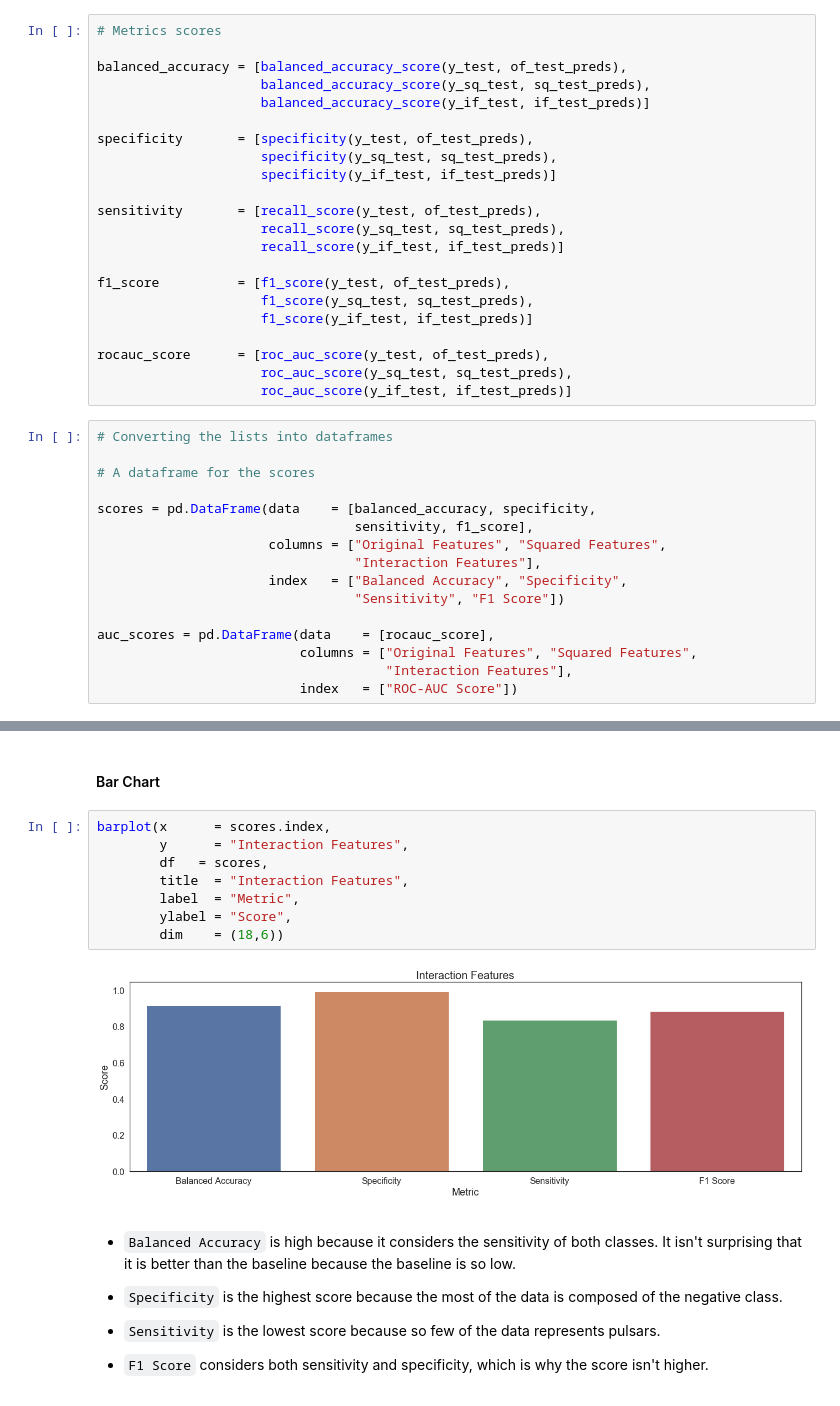
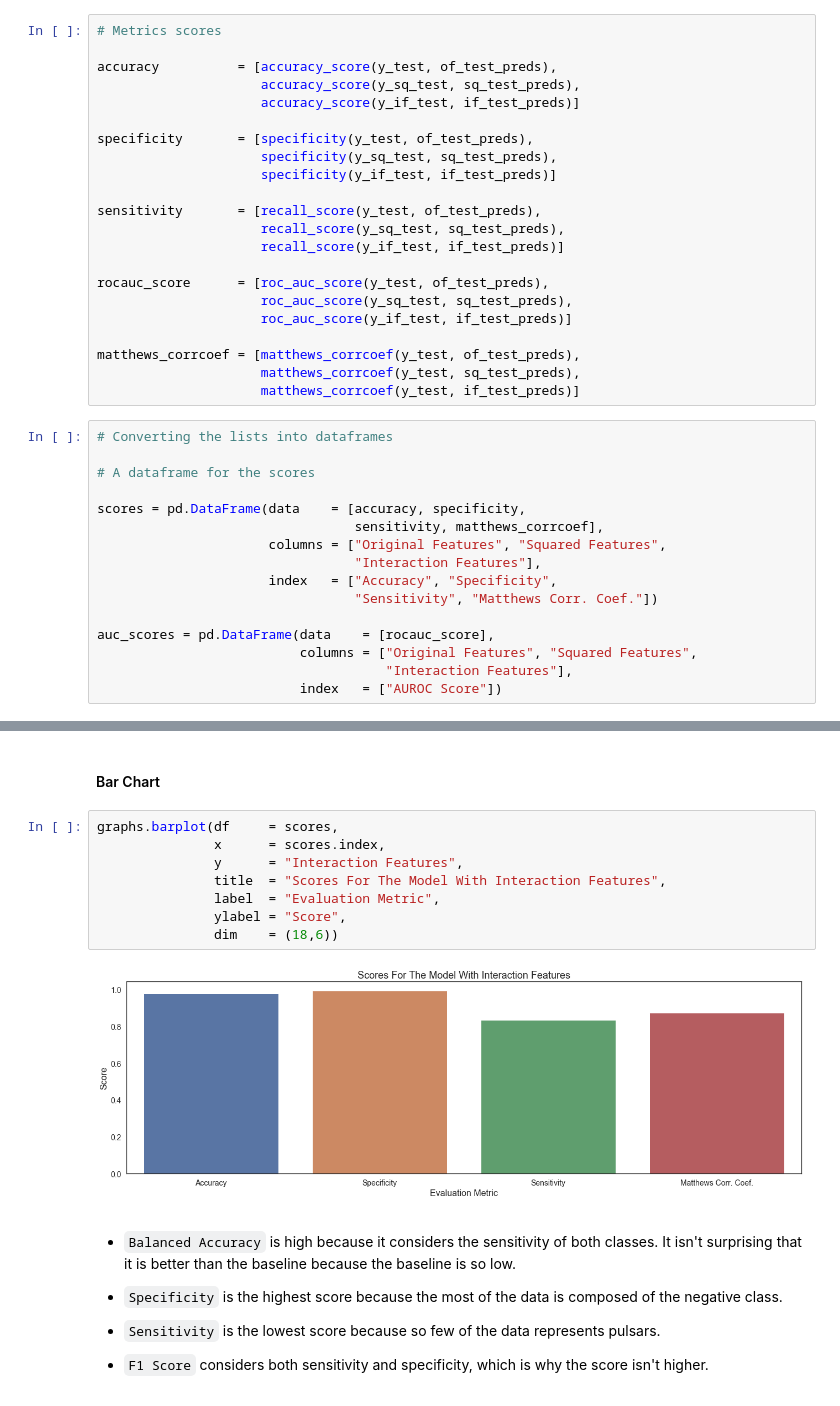
Before and after one commit to a-bergman/Pulsar-Star-Prediction, a Jupyter notebook: Code/Modeling & Evaluation.ipynb, the cells around one changed output, grey strips where cells are left out. Saved outputs shown, nothing was run; the diff lists cells and outputs as text.

```diff
--- a/Code/Modeling & Evaluation.ipynb
+++ b/Code/Modeling & Evaluation.ipynb
@@ -715,9 +699,9 @@ We treated the ROC-AUC scores differently than the other metrics because the ROC
 # %%
 # Metrics scores
 
-balanced_accuracy = [balanced_accuracy_score(y_test, of_test_preds),
-                     balanced_accuracy_score(y_sq_test, sq_test_preds),
-                     balanced_accuracy_score(y_if_test, if_test_preds)]
+accuracy          = [accuracy_score(y_test, of_test_preds),
+                     accuracy_score(y_sq_test, sq_test_preds),
+                     accuracy_score(y_if_test, if_test_preds)]
 
 specificity       = [specificity(y_test, of_test_preds),
                      specificity(y_sq_test, sq_test_preds),
@@ -727,29 +711,29 @@ sensitivity       = [recall_score(y_test, of_test_preds),
                      recall_score(y_sq_test, sq_test_preds),
                      recall_score(y_if_test, if_test_preds)]
 
-f1_score          = [f1_score(y_test, of_test_preds),
-                     f1_score(y_sq_test, sq_test_preds),
-                     f1_score(y_if_test, if_test_preds)]
-
 rocauc_score      = [roc_auc_score(y_test, of_test_preds),
                      roc_auc_score(y_sq_test, sq_test_preds),
                      roc_auc_score(y_if_test, if_test_preds)]
+
+matthews_corrcoef = [matthews_corrcoef(y_test, of_test_preds),
+                     matthews_corrcoef(y_test, sq_test_preds),
+                     matthews_corrcoef(y_test, if_test_preds)]
 # %%
 # Converting the lists into dataframes
 
 # A dataframe for the scores
 
-scores = pd.DataFrame(data    = [balanced_accuracy, specificity,
-                                 sensitivity, f1_score],
+scores = pd.DataFrame(data    = [accuracy, specificity,
+                                 sensitivity, matthews_corrcoef],
                       columns = ["Original Features", "Squared Features",
                                  "Interaction Features"],
-                      index   = ["Balanced Accuracy", "Specificity",
-                                 "Sensitivity", "F1 Score"])
+                      index   = ["Accuracy", "Specificity",
+                                 "Sensitivity", "Matthews Corr. Coef."])
 
 auc_scores = pd.DataFrame(data    = [rocauc_score],
                           columns = ["Original Features", "Squared Features",
                                      "Interaction Features"],
-                          index   = ["ROC-AUC Score"])
+                          index   = ["AUROC Score"])
 # %%
 # Looking at all metric scores
 
@@ -772,15 +756,15 @@ We had very good results across the board, but our best model is the model with
 # %% [markdown]
 #### Bar Chart
 # %%
-barplot(x      = scores.index,
-        y      = "Interaction Features",
-        df   = scores,
-        title  = "Interaction Features",
-        label  = "Metric",
-        ylabel = "Score",
-        dim    = (18,6))
+graphs.barplot(df     = scores,
+               x      = scores.index,
+               y      = "Interaction Features",
+               title  = "Scores For The Model With Interaction Features",
+               label  = "Evaluation Metric",
+               ylabel = "Score",
+               dim    = (18,6))
 # %% [output]
-[figure, old version]
+[figure, new version]
 # %% [markdown]
 - `Balanced Accuracy` is high because it considers the sensitivity of both classes.  It isn't surprising that it is better than the baseline because the baseline is so low.
 
```
Also changed, not shown: parts of 12 cells of this notebook.
